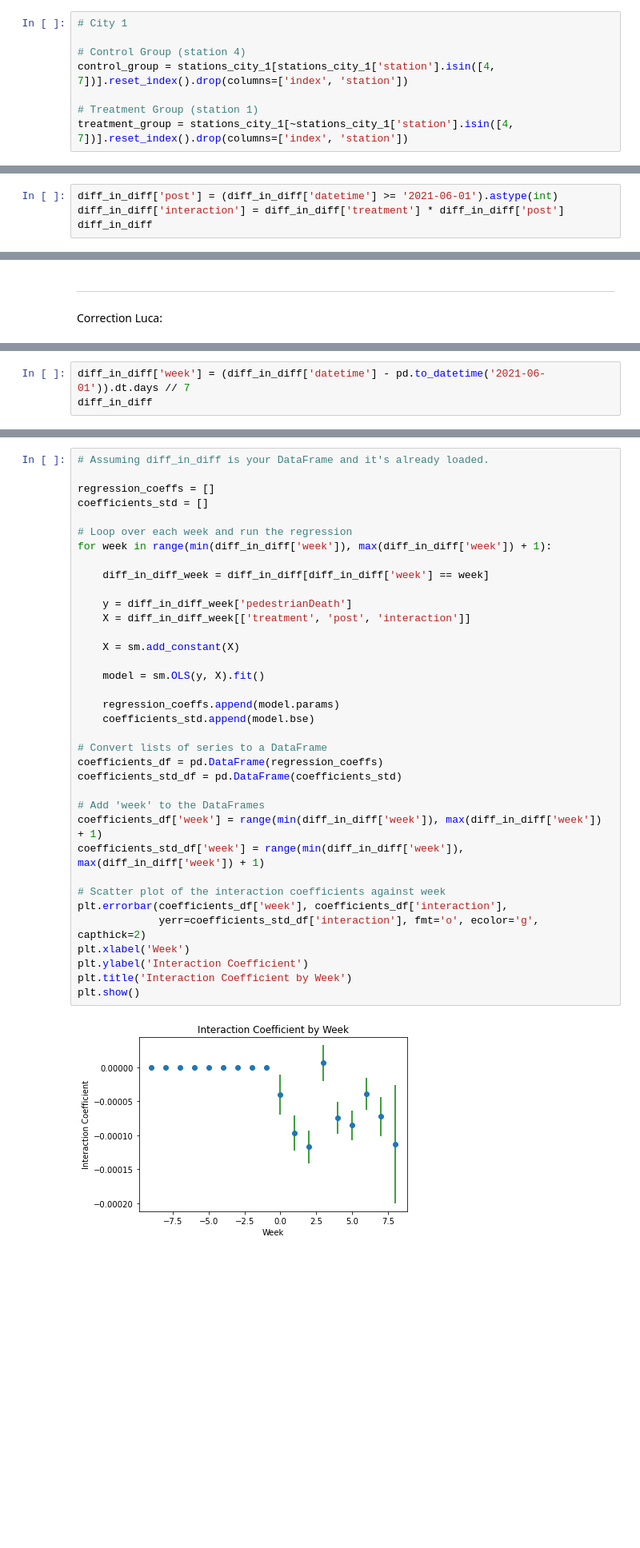
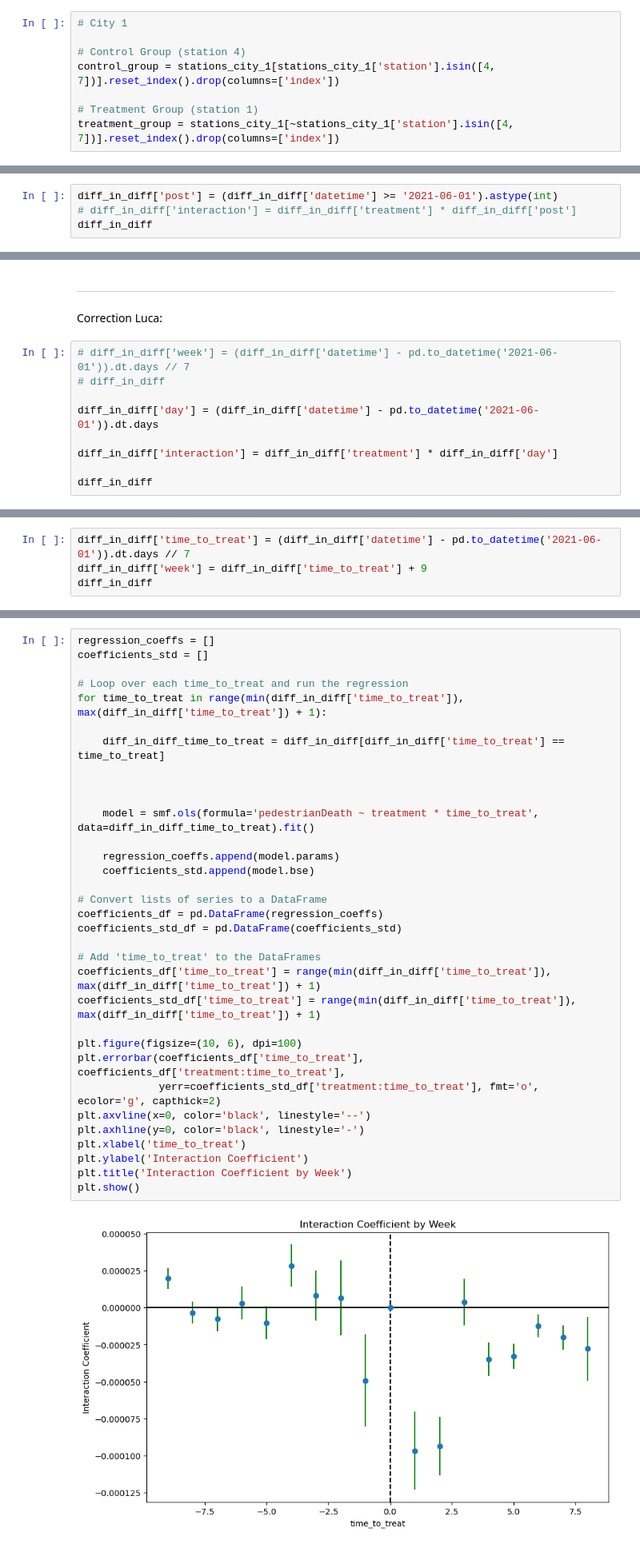
Before and after one commit to leonardohannas/MODS206_TelecomParis, a Jupyter notebook: notebook.ipynb, the cells around one changed output, grey strips where cells are left out. Shown at 80% size. Drawn from its saved outputs; the diff is of its cells as text; blank space fills up the shorter version.

```diff
--- a/notebook.ipynb
+++ b/notebook.ipynb
@@ -333,10 +335,10 @@ stations_city_1
 # City 1
 
 # Control Group (station 4)
-control_group = stations_city_1[stations_city_1['station'].isin([4, 7])].reset_index().drop(columns=['index', 'station'])
+control_group = stations_city_1[stations_city_1['station'].isin([4, 7])].reset_index().drop(columns=['index'])
 
 # Treatment Group (station 1)
-treatment_group = stations_city_1[~stations_city_1['station'].isin([4, 7])].reset_index().drop(columns=['index', 'station'])
+treatment_group = stations_city_1[~stations_city_1['station'].isin([4, 7])].reset_index().drop(columns=['index'])
 # %%
 control_group
 # %% [output]
@@ -394,5 +396,5 @@ diff_in_diff
 # %%
 diff_in_diff['post'] = (diff_in_diff['datetime'] >= '2021-06-01').astype(int)
-diff_in_diff['interaction'] = diff_in_diff['treatment'] * diff_in_diff['post']
+# diff_in_diff['interaction'] = diff_in_diff['treatment'] * diff_in_diff['post']
 diff_in_diff
 # %% [output]
@@ -412,3 +414,12 @@ diff_in_diff
 # %% [markdown]
 ---
 Correction Luca:
+# %%
+# diff_in_diff['week'] = (diff_in_diff['datetime'] - pd.to_datetime('2021-06-01')).dt.days // 7
+# diff_in_diff
+
+diff_in_diff['day'] = (diff_in_diff['datetime'] - pd.to_datetime('2021-06-01')).dt.days
+
+diff_in_diff['interaction'] = diff_in_diff['treatment'] * diff_in_diff['day']
+
+diff_in_diff
@@ -415,4 +509,5 @@ Correction Luca:
 # %%
-diff_in_diff['week'] = (diff_in_diff['datetime'] - pd.to_datetime('2021-06-01')).dt.days // 7
+diff_in_diff['time_to_treat'] = (diff_in_diff['datetime'] - pd.to_datetime('2021-06-01')).dt.days // 7
+diff_in_diff['week'] = diff_in_diff['time_to_treat'] + 9
 diff_in_diff
 # %% [output]
@@ -450,38 +527,35 @@ diff_in_diff_week
 # %%
-# Assuming diff_in_diff is your DataFrame and it's already loaded.
-
 regression_coeffs = []
 coefficients_std = []
 
-# Loop over each week and run the regression
-for week in range(min(diff_in_diff['week']), max(diff_in_diff['week']) + 1):
+# Loop over each time_to_treat and run the regression
+for time_to_treat in range(min(diff_in_diff['time_to_treat']), max(diff_in_diff['time_to_treat']) + 1):
 
-    diff_in_diff_week = diff_in_diff[diff_in_diff['week'] == week]
+    diff_in_diff_time_to_treat = diff_in_diff[diff_in_diff['time_to_treat'] == time_to_treat]
 
-    y = diff_in_diff_week['pedestrianDeath']
-    X = diff_in_diff_week[['treatment', 'post', 'interaction']]
 
-    X = sm.add_constant(X)
 
-    model = sm.OLS(y, X).fit()
+    model = smf.ols(formula='pedestrianDeath ~ treatment * time_to_treat', data=diff_in_diff_time_to_treat).fit()
 
     regression_coeffs.append(model.params)
     coefficients_std.append(model.bse)
 
 # Convert lists of series to a DataFrame
 coefficients_df = pd.DataFrame(regression_coeffs)
 coefficients_std_df = pd.DataFrame(coefficients_std)
 
-# Add 'week' to the DataFrames
-coefficients_df['week'] = range(min(diff_in_diff['week']), max(diff_in_diff['week']) + 1)
-coefficients_std_df['week'] = range(min(diff_in_diff['week']), max(diff_in_diff['week']) + 1)
+# Add 'time_to_treat' to the DataFrames
+coefficients_df['time_to_treat'] = range(min(diff_in_diff['time_to_treat']), max(diff_in_diff['time_to_treat']) + 1)
+coefficients_std_df['time_to_treat'] = range(min(diff_in_diff['time_to_treat']), max(diff_in_diff['time_to_treat']) + 1)
 
-# Scatter plot of the interaction coefficients against week
-plt.errorbar(coefficients_df['week'], coefficients_df['interaction'],
-             yerr=coefficients_std_df['interaction'], fmt='o', ecolor='g', capthick=2)
-plt.xlabel('Week')
+plt.figure(figsize=(10, 6), dpi=100)
+plt.errorbar(coefficients_df['time_to_treat'], coefficients_df['treatment:time_to_treat'],
+             yerr=coefficients_std_df['treatment:time_to_treat'], fmt='o', ecolor='g', capthick=2)
+plt.axvline(x=0, color='black', linestyle='--')
+plt.axhline(y=0, color='black', linestyle='-')
+plt.xlabel('time_to_treat')
 plt.ylabel('Interaction Coefficient')
 plt.title('Interaction Coefficient by Week')
 plt.show()
 # %% [output]
-[figure, old version]
+[figure, new version]
```
Also changed, not shown: parts of 24 cells of this notebook, 4 other files.
